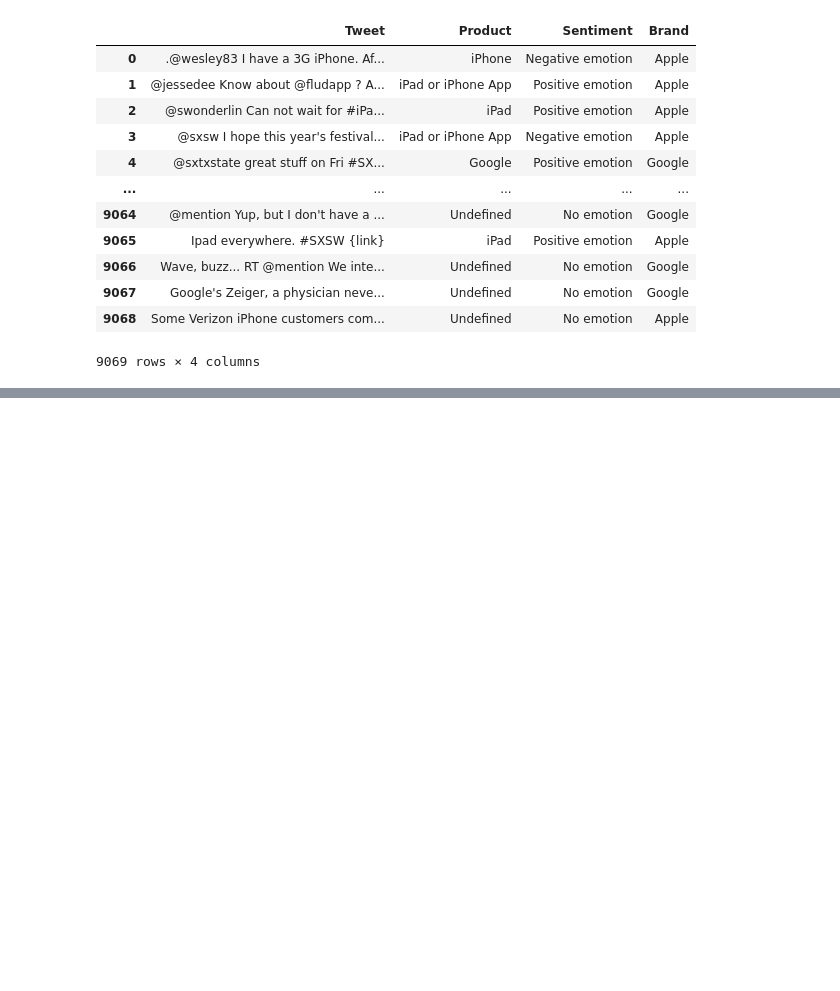
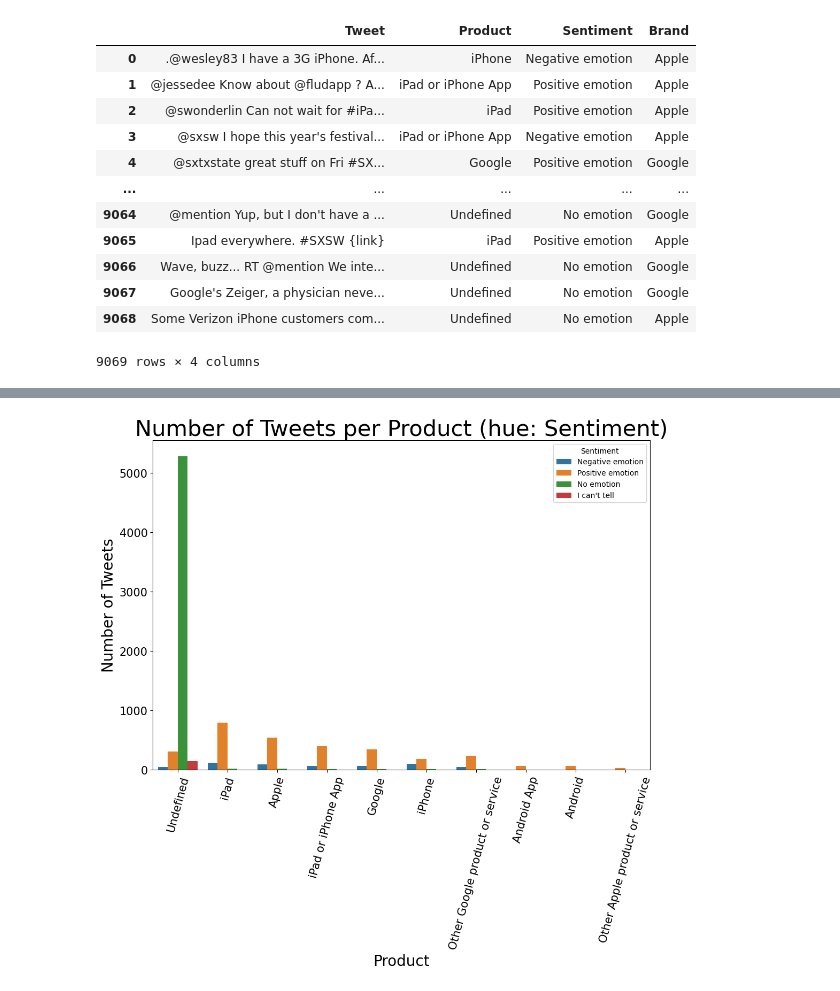
Before and after one commit to ericrono/Brands-and-Product-Emotions, a Jupyter notebook: Notebbok.ipynb, the cells around one changed output, grey strips where cells are left out. Cells and saved outputs as stored; diff of their text form; code cells hidden in the pictures; blank space fills up the shorter version.

```diff
--- a/Notebbok.ipynb
+++ b/Notebbok.ipynb
@@ -423,0 +443,5 @@ def countplot(df, col, hue=None, rotation=None):
+# %%
+#countplot for Product
+countplot(df, 'Product', hue='Sentiment', rotation=75)
+# %% [output]
+[figure, added]
```
Also changed, not shown: parts of 24 cells of this notebook.
